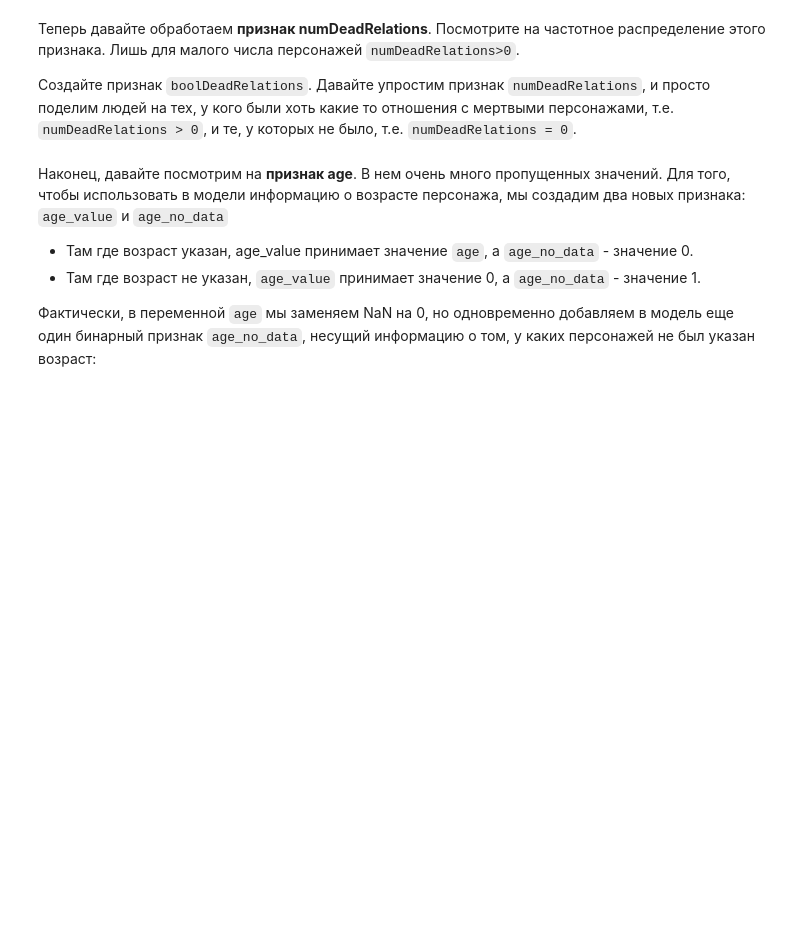
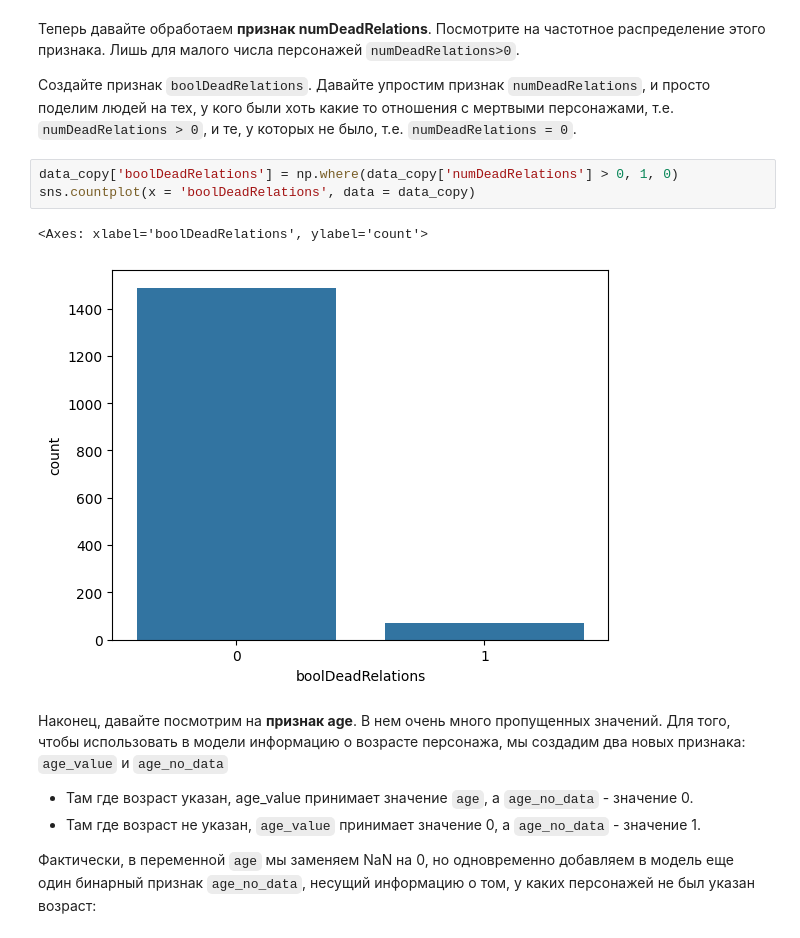
Before and after one commit to VaSiluck/Game_of_thrones_death_analysis, a Jupyter notebook: week_01_ml_intro/Homework/hw_1_game_of_thrones.ipynb, the cells around one changed output. Drawn from its saved outputs; the diff is of its cells as text; blank space fills up the shorter version.

```diff
--- a/week_01_ml_intro/Homework/hw_1_game_of_thrones.ipynb
+++ b/week_01_ml_intro/Homework/hw_1_game_of_thrones.ipynb
@@ -269,6 +278,12 @@ AttributeError: Rectangle.set() got an unexpected keyword argument 'index'
 Посмотрите на частотное распределение этого признака. Лишь для малого числа персонажей `numDeadRelations>0`.
 
 Создайте признак `boolDeadRelations`. Давайте упростим признак `numDeadRelations`, и просто поделим людей на тех, у кого были хоть какие то отношения с мертвыми персонажами, т.е. `numDeadRelations > 0`, и те, у которых не было, т.е. `numDeadRelations = 0`.
+# %%
+data_copy['boolDeadRelations'] = np.where(data_copy['numDeadRelations'] > 0, 1, 0)
+sns.countplot(x = 'boolDeadRelations', data = data_copy)
+# %% [output]
+<Axes: xlabel='boolDeadRelations', ylabel='count'>
+[figure, added]
 # %% [markdown]
 Наконец, давайте посмотрим на **признак age**. В нем очень много пропущенных значений. Для того, чтобы использовать в модели информацию о возрасте персонажа, мы создадим два новых признака: `age_value` и `age_no_data`
 
```
Also changed, not shown: parts of 12 cells of this notebook.
